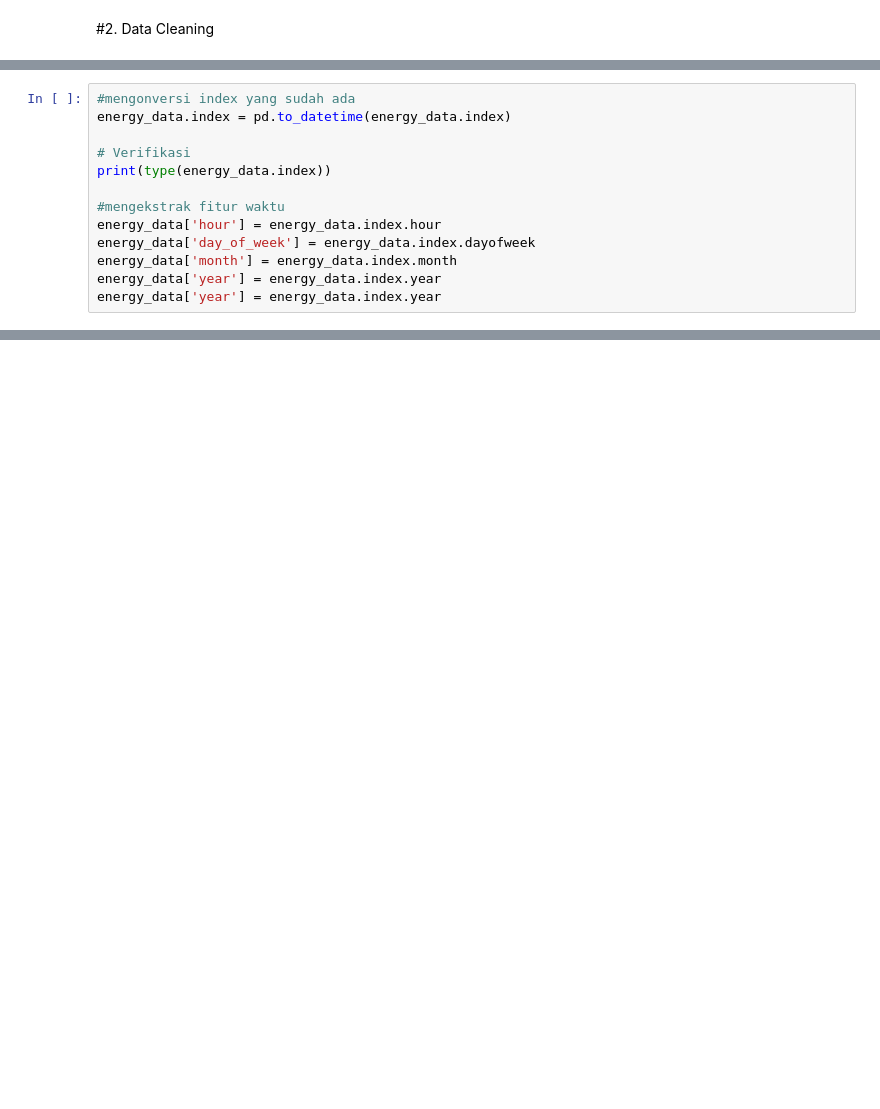
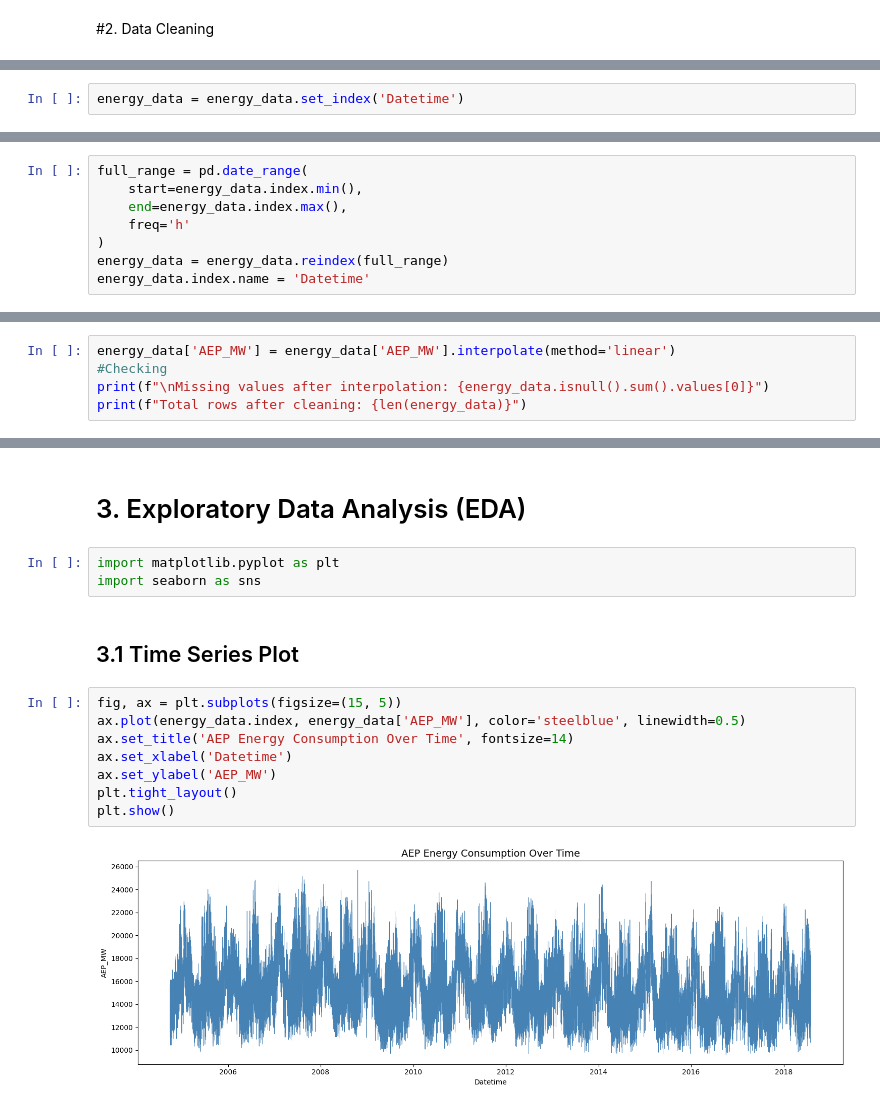
Before and after one commit to kumisganteng/Data-Analytics-Projects, a Jupyter notebook: Energy_Consumption_Prediction.ipynb, the cells around one changed output, grey strips where cells are left out. Drawn from its saved outputs; the diff is of its cells as text; blank space fills up the shorter version.

Commit message:
Exploratory Data Analysis  of AEP_hourly.csv

```diff
--- a/Energy_Consumption_Prediction.ipynb
+++ b/Energy_Consumption_Prediction.ipynb
@@ -269,13 +109,0 @@ plt.show()
-# %%
-#mengonversi index yang sudah ada
-energy_data.index = pd.to_datetime(energy_data.index)
-
-# Verifikasi
-print(type(energy_data.index))
-
-#mengekstrak fitur waktu
-energy_data['hour'] = energy_data.index.hour
-energy_data['day_of_week'] = energy_data.index.dayofweek
-energy_data['month'] = energy_data.index.month
-energy_data['year'] = energy_data.index.year
-energy_data['year'] = energy_data.index.year
@@ -417,0 +114,2 @@ Konsumsi energi secara keseluruan menunjukkan tren menurun sejak 2010, kemungkin
+# %%
+energy_data = energy_data.set_index('Datetime')
@@ -417,0 +131,8 @@ Konsumsi energi secara keseluruan menunjukkan tren menurun sejak 2010, kemungkin
+# %%
+full_range = pd.date_range(
+    start=energy_data.index.min(),
+    end=energy_data.index.max(),
+    freq='h'
+)
+energy_data = energy_data.reindex(full_range)
+energy_data.index.name = 'Datetime'
@@ -417,0 +153,5 @@ Konsumsi energi secara keseluruan menunjukkan tren menurun sejak 2010, kemungkin
+# %%
+energy_data['AEP_MW'] = energy_data['AEP_MW'].interpolate(method='linear')
+#Checking
+print(f"\nMissing values after interpolation: {energy_data.isnull().sum().values[0]}")
+print(f"Total rows after cleaning: {len(energy_data)}")
@@ -417,0 +193,17 @@ Konsumsi energi secara keseluruan menunjukkan tren menurun sejak 2010, kemungkin
+# %% [markdown]
+# 3. Exploratory Data Analysis (EDA)
+# %%
+import matplotlib.pyplot as plt
+import seaborn as sns
+# %% [markdown]
+## 3.1 Time Series Plot
+# %%
+fig, ax = plt.subplots(figsize=(15, 5))
+ax.plot(energy_data.index, energy_data['AEP_MW'], color='steelblue', linewidth=0.5)
+ax.set_title('AEP Energy Consumption Over Time', fontsize=14)
+ax.set_xlabel('Datetime')
+ax.set_ylabel('AEP_MW')
+plt.tight_layout()
+plt.show()
+# %% [output]
+[figure, added]
```
Also changed, not shown: parts of 64 cells of this notebook.
